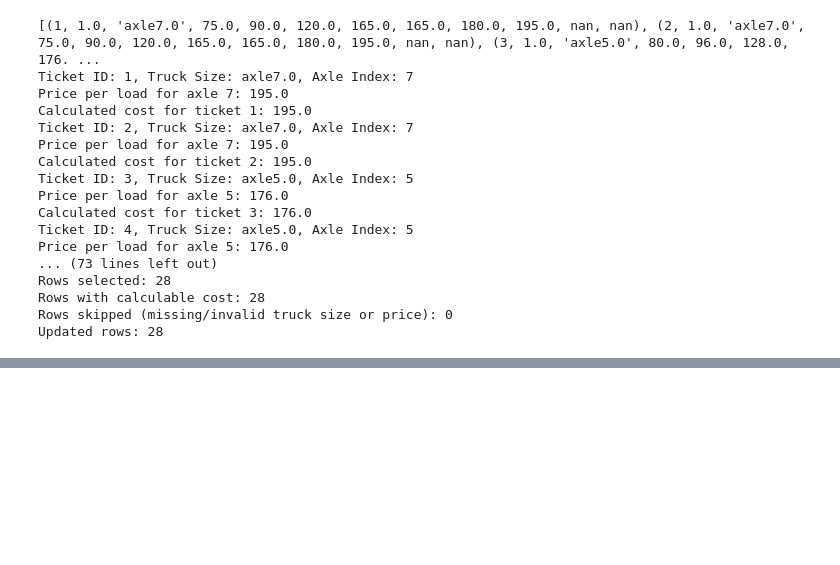
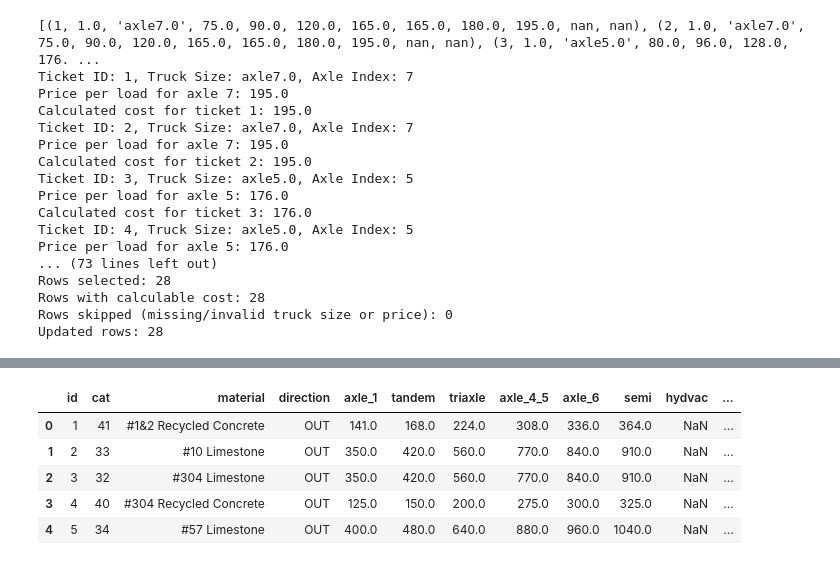
Before and after one commit to Pranava-mre/McCraken-Ticket-System, a Jupyter notebook: database.ipynb, the cells around one changed output, grey strips where cells are left out. Saved outputs shown, nothing was run; the diff lists cells and outputs as text; code cells hidden in the pictures; blank space fills up the shorter version.

```diff
--- a/database.ipynb
+++ b/database.ipynb
@@ -790,0 +1153,11 @@ Updated rows: 28
+# %%
+df_materials = pd.read_sql_query("SELECT * FROM material_price", conn)
+df_materials = df_materials.replace({"NaN": pd.NA, "nan": pd.NA})
+df_materials.head()
+# %% [output]
+|  | id | cat | material | direction | axle_1 | tandem | triaxle | axle_4_5 | axle_6 | semi | hydvac | ... |
+| 0 | 1 | 41 | #1&2 Recycled Concrete | OUT | 141.0 | 168.0 | 224.0 | 308.0 | 336.0 | 364.0 | NaN | ... |
+| 1 | 2 | 33 | #10 Limestone | OUT | 350.0 | 420.0 | 560.0 | 770.0 | 840.0 | 910.0 | NaN | ... |
+| 2 | 3 | 32 | #304 Limestone | OUT | 350.0 | 420.0 | 560.0 | 770.0 | 840.0 | 910.0 | NaN | ... |
+| 3 | 4 | 40 | #304 Recycled Concrete | OUT | 125.0 | 150.0 | 200.0 | 275.0 | 300.0 | 325.0 | NaN | ... |
+| 4 | 5 | 34 | #57 Limestone | OUT | 400.0 | 480.0 | 640.0 | 880.0 | 960.0 | 1040.0 | NaN | ... |
```
Also changed, not shown: parts of 42 cells of this notebook, 9 other files.
